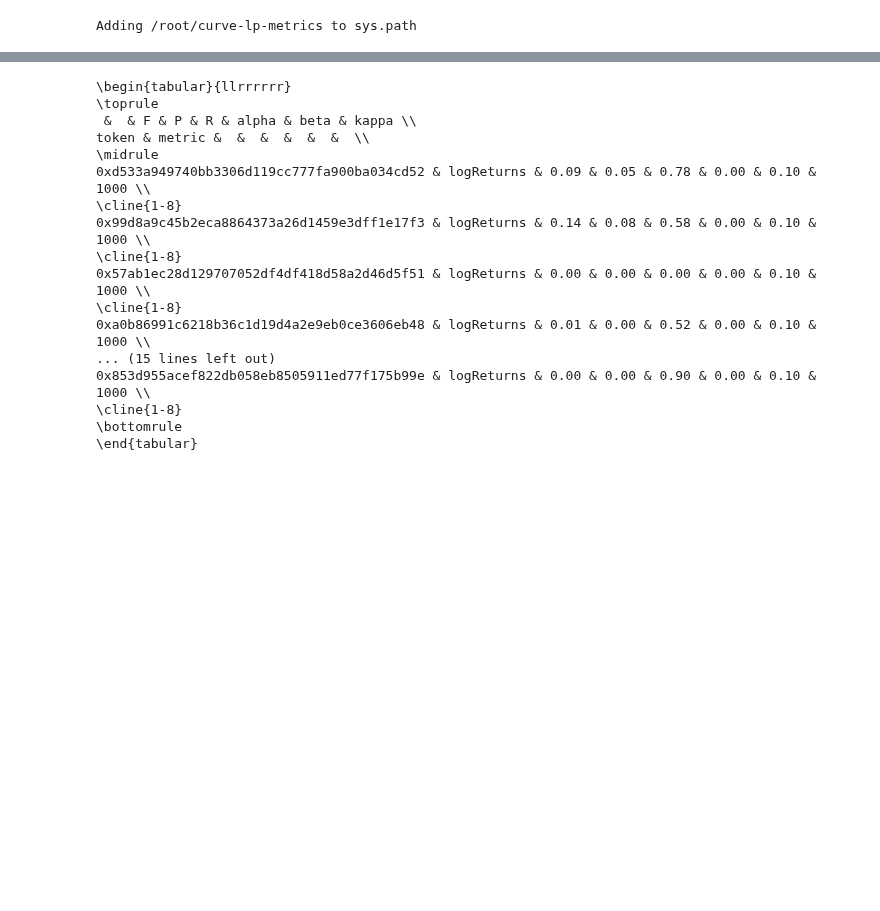
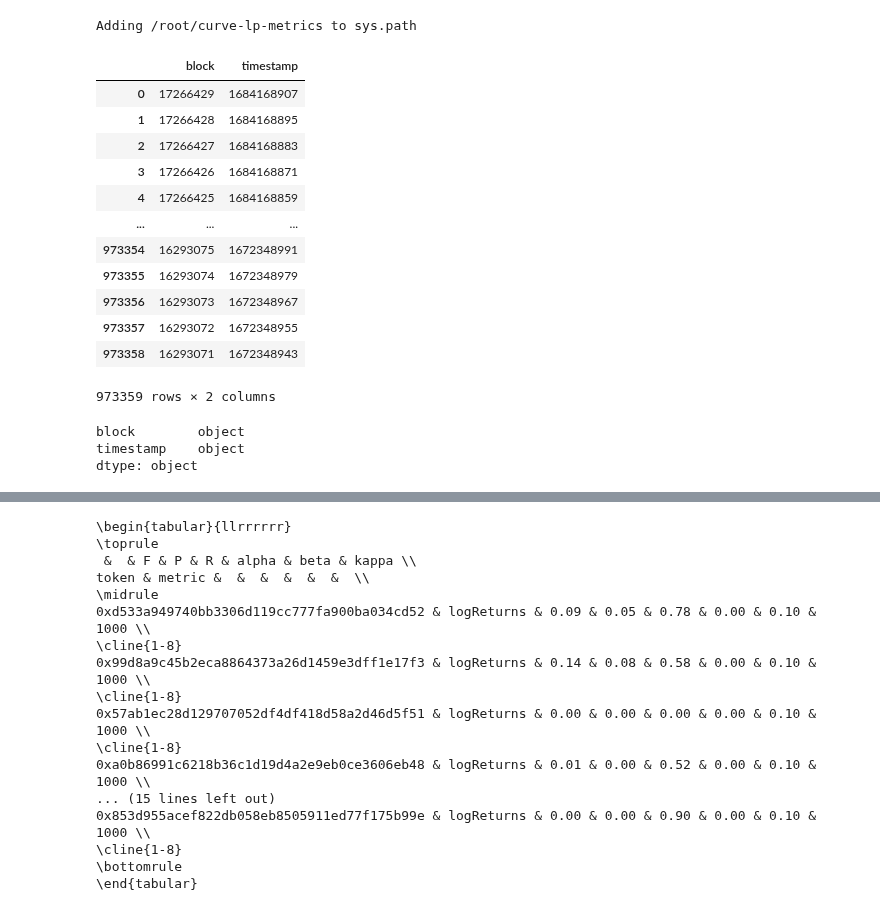
Before and after one commit to xenophonlabs/curve-lp-metrics, a Jupyter notebook: notebooks/analysis.ipynb, the cells around one changed output, grey strips where cells are left out. Drawn from its saved outputs; the diff is of its cells as text; code cells hidden in the pictures; blank space fills up the shorter version.

```diff
--- a/notebooks/analysis.ipynb
+++ b/notebooks/analysis.ipynb
@@ -34,5 +35,33 @@ from curvemetrics.src.classes.model import BOCD
 # %% [output]
 Adding /root/curve-lp-metrics to sys.path
+# %%
+fn = f'../data/timestamps_{0}.csv'
+df = pd.read_csv(fn)
+df['timestamp'] = df['unixtime'].apply(lambda x: int(datetime.timestamp(datetime.fromisoformat(x.replace("Z", "+00:00")))))
+df = df[['block', 'timestamp']]
+df['block'] = df['block'].astype(str)
+df['timestamp'] = df['timestamp'].astype(str)
+df
+# %% [output]
+|  | block | timestamp |
+| 0 | 17266429 | 1684168907 |
+| 1 | 17266428 | 1684168895 |
+| 2 | 17266427 | 1684168883 |
+| 3 | 17266426 | 1684168871 |
+| 4 | 17266425 | 1684168859 |
+| ... | ... | ... |
+| 973354 | 16293075 | 1672348991 |
+| 973355 | 16293074 | 1672348979 |
+| 973356 | 16293073 | 1672348967 |
+| 973357 | 16293072 | 1672348955 |
+| 973358 | 16293071 | 1672348943 |
+973359 rows × 2 columns
+# %%
+df.dtypes
+# %% [output]
+block        object
+timestamp    object
+dtype: object
 # %%
 datahandler = DataHandler()
 token_metadata = datahandler.get_token_metadata()
```
Also changed, not shown: parts of 4 cells of this notebook, 32 other files.
